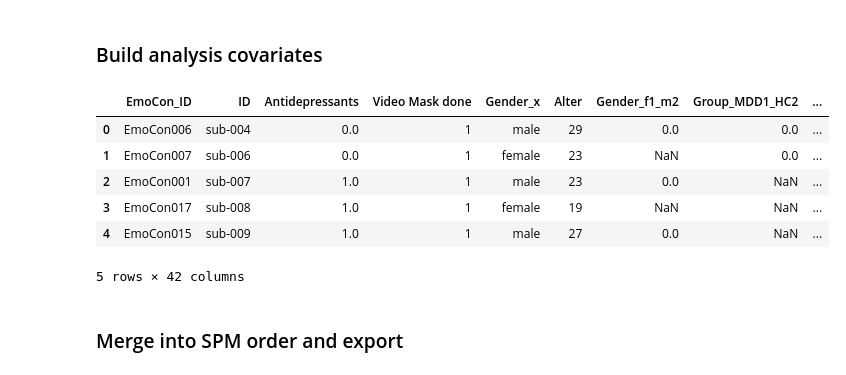
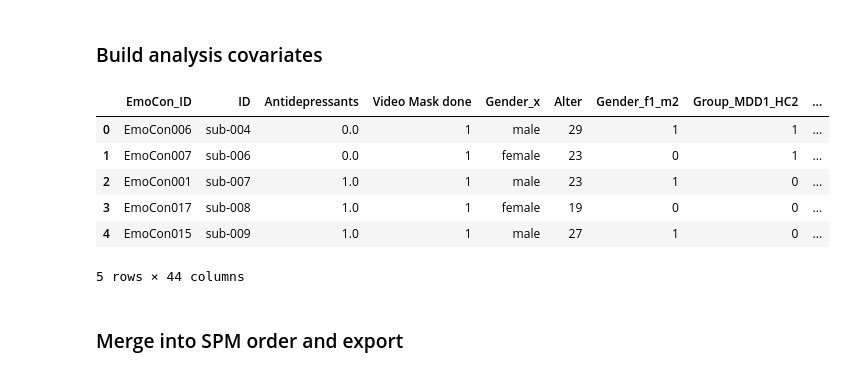
Before and after one commit to JuliaSchraeder/SubliminalVideoPriming, a Jupyter notebook: scripts/mri/get_regressors.ipynb, the cells around one changed output. Cells and saved outputs as stored; diff of their text form; code cells hidden in the pictures.

Commit message:
create regressors

```diff
--- a/scripts/mri/get_regressors.ipynb
+++ b/scripts/mri/get_regressors.ipynb
@@ -8,22 +8,27 @@ from pathlib import Path
 ## 1) Paths and column names
 Adjust these to your files/sheet names if needed.
 # %%
-base = "C:/Users/juhoffmann/Desktop/SubliminalVideoPriming/data"
-cov_path = f"{base}/demographics/all.xlsx"
+base = "C:/Users/juhoffmann/Desktop/SubliminalVideoPriming/"
+out_path_regressor = Path(base) / "scripts/mri/rt_fmri_analysis/regressors.csv"
+out_path_missing = Path(base) / "scripts/mri/rt_fmri_analysis/rt_missing_subjects.txt"
+out_path_patient = Path(base) / "scripts/mri/medication_severity_effect_MDD/patient_subjects.txt"
+
+cov_path = f"{base}data/demographics/all.xlsx"
 cov_sheet = 0
 
-spm_path = f"{base}/mri/SPM_mat_subject_row.xlsx"
+spm_path = f"{base}data/mri/SPM_mat_subject_row.xlsx"
 spm_sheet = 0
 
-rt_path = f"{base}/formatted/reaction_times_long_format.csv"
+rt_path = f"{base}data/formatted/reaction_times_long_format.csv"
 
 cov = pd.read_excel(cov_path, sheet_name=cov_sheet)
+rt = pd.read_csv(rt_path)
 spm = pd.read_excel(spm_path, sheet_name=spm_sheet)
-rt = pd.read_csv(rt_path)
 rt.rename(columns={"Participant": "ID", "ReactionTime": "rt"}, inplace=True)
 
 cov.head()
 spm.head()
+#rt.head()
 # %% [output]
 |  | ID | contrast |
 | 0 | sub-004 | con_0001.nii' |
@@ -48,5 +75,6 @@ spm["ID"] = spm["ID"].apply(normalize_id)
 # %%
 # Covariate columns from cov_sheet
+age_col = "Alter"
 gender_col = "Gender_f1_m2"
 group_col = "Group_MDD1_HC2"
 med_col = "Antidepressants"
@@ -61,28 +89,37 @@ rt_id_col = "ID"
 # %%
 # Recode gender and group if present
 if gender_col in cov.columns:
     cov["Gender_f1_m2"] = cov[gender_col].map({1: 0, 2: 1})
 
 if group_col in cov.columns:
     cov["Group_MDD1_HC2"] = cov[group_col].map({1: 0, 2: 1})
 
 if med_col in cov.columns:
     cov["Antidepressants"] = cov[med_col].fillna(0)
 
-# Center continuous covariates
+# Age and BDI
+if age_col in cov.columns:
+    cov["Age"] = pd.to_numeric(cov[age_col], errors="coerce")
+elif "age" in cov.columns:
+    cov["Age"] = pd.to_numeric(cov["age"], errors="coerce")
+
 if bdi_col in cov.columns:
-    cov["BDI_centered"] = pd.to_numeric(cov[bdi_col], errors="coerce") - pd.to_numeric(cov[bdi_col], errors="coerce").mean()
+    cov["BDI"] = pd.to_numeric(cov[bdi_col], errors="coerce")
+
+# Center continuous covariates (optional)
+if bdi_col in cov.columns:
+    cov["BDI_centered"] = cov["BDI"] - cov["BDI"].mean()
 if ham_col in cov.columns:
     cov["Hamilton_centered"] = pd.to_numeric(cov[ham_col], errors="coerce") - pd.to_numeric(cov[ham_col], errors="coerce").mean()
 
 cov.head()
 # %% [output]
 |  | EmoCon_ID | ID | Antidepressants | Video Mask done | Gender_x | Alter | Gender_f1_m2 | Group_MDD1_HC2 | ... |
-| 0 | EmoCon006 | sub-004 | 0.0 | 1 | male | 29 | 0.0 | 0.0 | ... |
-| 1 | EmoCon007 | sub-006 | 0.0 | 1 | female | 23 | NaN | 0.0 | ... |
-| 2 | EmoCon001 | sub-007 | 1.0 | 1 | male | 23 | 0.0 | NaN | ... |
-| 3 | EmoCon017 | sub-008 | 1.0 | 1 | female | 19 | NaN | NaN | ... |
-| 4 | EmoCon015 | sub-009 | 1.0 | 1 | male | 27 | 0.0 | NaN | ... |
+| 0 | EmoCon006 | sub-004 | 0.0 | 1 | male | 29 | 1 | 1 | ... |
+| 1 | EmoCon007 | sub-006 | 0.0 | 1 | female | 23 | 0 | 1 | ... |
+| 2 | EmoCon001 | sub-007 | 1.0 | 1 | male | 23 | 1 | 0 | ... |
+| 3 | EmoCon017 | sub-008 | 1.0 | 1 | female | 19 | 0 | 0 | ... |
+| 4 | EmoCon015 | sub-009 | 1.0 | 1 | male | 27 | 1 | 0 | ... |
-5 rows × 42 columns
+5 rows × 44 columns
 # %% [markdown]
 ### Merge into SPM order and export
```
Also changed, not shown: parts of 10 cells of this notebook, 31 other files.
